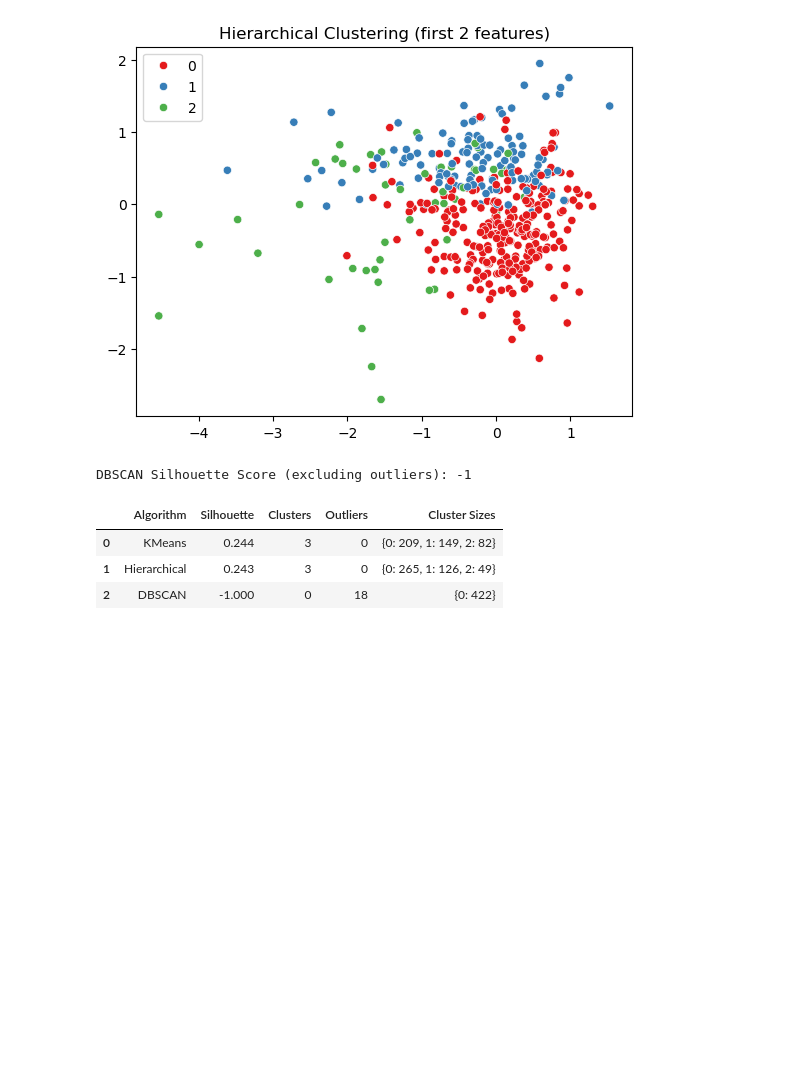
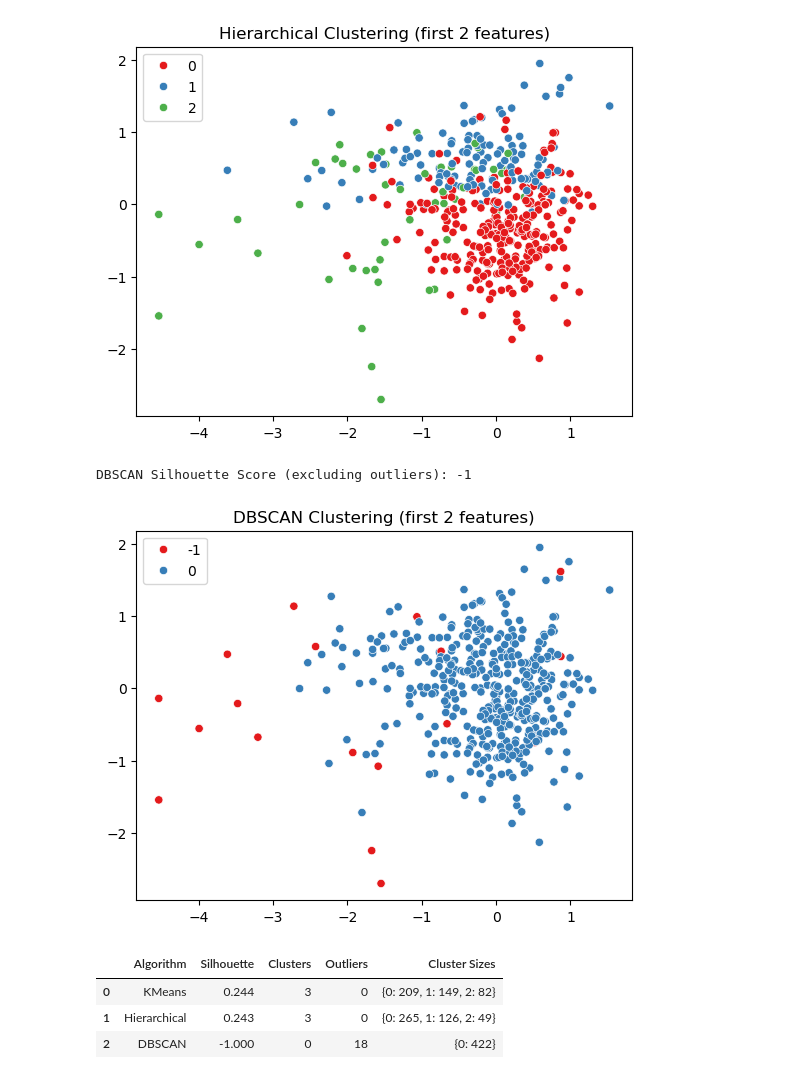
Before and after one commit to boomiikas/Wholesale-customer-dataset---Clustering-in-ML, a Jupyter notebook: code.ipynb, the cells around one changed output. Cells and saved outputs as stored; diff of their text form; code cells hidden in the pictures; blank space fills up the shorter version.

```diff
--- a/code.ipynb
+++ b/code.ipynb
@@ -226,19 +226,23 @@ Hierarchical Silhouette Score: 0.24305321817651548
 # %%
 db = DBSCAN(eps=1.5, min_samples=5)
 labels_db = db.fit_predict(X_scaled)
 
 mask = labels_db != -1
 X_no_outliers = X_scaled[mask]
 labels_no_outliers = labels_db[mask]
 
 if len(set(labels_no_outliers)) > 1:
     sil_db = silhouette_score(X_no_outliers, labels_no_outliers)
 else:
     sil_db = -1
 
 print("DBSCAN Silhouette Score (excluding outliers):", sil_db)
+sns.scatterplot(x=X_scaled[:, 0],  y=X_scaled[:, 1],  hue=labels_db,palette="Set1",legend="full")
+plt.title("DBSCAN Clustering (first 2 features)")
+plt.show()
 # %% [output]
 DBSCAN Silhouette Score (excluding outliers): -1
+[figure, added]
 # %%
 results = []
 
```
